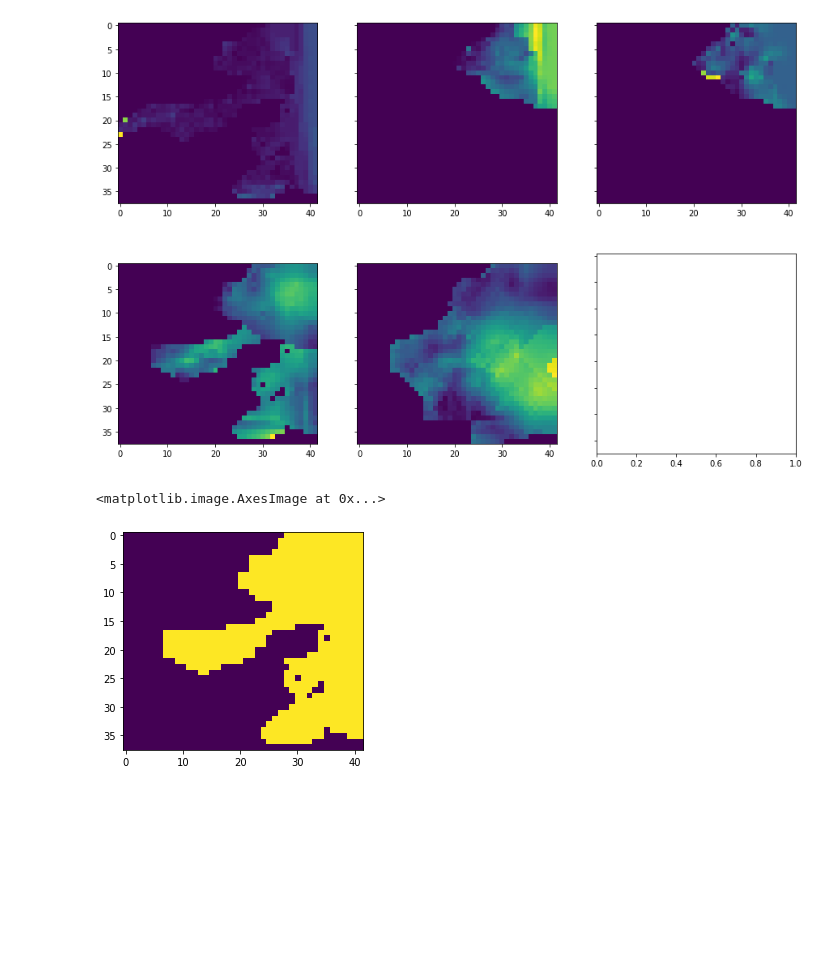
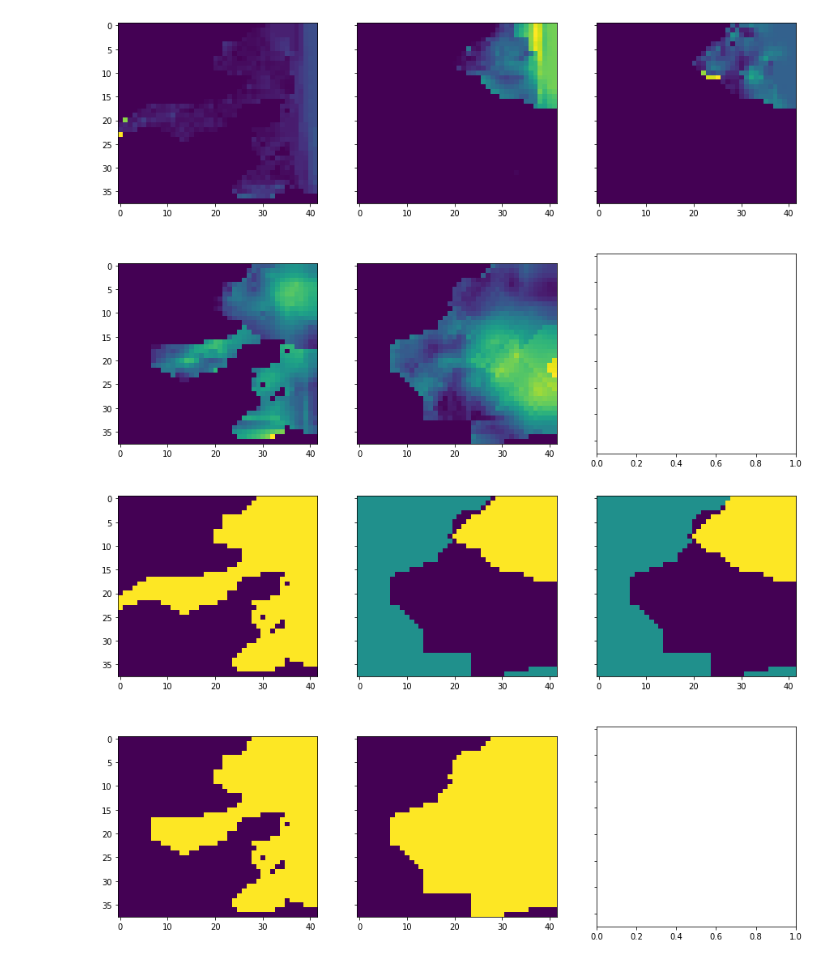
Before and after one commit to LudovicSchorpp/TM_Ludovic_Schorpp, a Jupyter notebook: codes_tests/Chabart/notebooks/discretisation.ipynb, the cells around one changed output. Cells and saved outputs as stored; diff of their text form; code cells hidden in the pictures; blank space fills up the shorter version.

```diff
--- a/codes_tests/Chabart/notebooks/discretisation.ipynb
+++ b/codes_tests/Chabart/notebooks/discretisation.ipynb
@@ -70,9 +70,12 @@ top = pd.read_csv(topo,sep=";",header=None)
 ## assign idomain
 idomain_1 = np.zeros([38,42])
 idomain_2 = np.zeros([38,42])
-idomain_3 = np.zeros([38,42])-1
+idomain_3 = np.zeros([38,42])
 idomain_4 = np.zeros([38,42])
 idomain_5 = np.zeros([38,42])
+
+idomain_2[(botm_c3.notnull())]=-1
+idomain_3[(botm_c3.notnull())]=-1
 
 idomain_1[botm_c1.notnull()] = 1
 idomain_2[epo2.notnull()] = 1
@@ -86,13 +89,13 @@ bot1 = top.copy()
 bot1[pd.DataFrame(idomain_1!=1)] = top[pd.DataFrame(idomain_1!=1)] - 0.1
 bot1[pd.DataFrame(idomain_1==1)] = botm_c1[pd.DataFrame(idomain_1==1)]
 
-bot1.iloc[31,33]=top.iloc[31,33]-0.1 # bricolage pour corriger qqch
+bot1.iloc[31,33]=top.iloc[31,33]-1 # bricolage pour corriger qqch
 
 bot2 = bot1.copy()
 bot2[pd.DataFrame(idomain_2!=1)] = bot1[pd.DataFrame(idomain_2!=1)]-0.1
 bot2[pd.DataFrame(idomain_2==1)] = epo2[pd.DataFrame(idomain_2==1)]
 
-bot2.iloc[31,33]=bot1.iloc[31,33]-0.1 # bricolage pour corriger
+bot2.iloc[31,33]=bot1.iloc[31,33]-1 # bricolage pour corriger
 bot2.iloc[7,23]=bot1.iloc[7,23]-1
 bot2.iloc[4,24]=bot1.iloc[4,24]-1
 
@@ -169,8 +172,15 @@ for s in np.arange(len(surface)-1):
         l+=1
 # %% [output]
 [figure]
-# %%
-plt.imshow(idomain_4)
-# %% [output]
-<matplotlib.image.AxesImage at 0x...>
-[figure, removed]
+# %%
+surface = [idomain_1,idomain_2,idomain_3,idomain_4,idomain_5]
+fig,ax = plt.subplots(2,3,sharey=True,figsize=(15,10))
+i=0;l=0
+for s in surface:
+    b=ax[l,i].imshow(s)
+    i +=1
+    if i == 3:
+        i=0
+        l+=1
+# %% [output]
+[figure, added]
```
Also changed, not shown: 22 other files.
